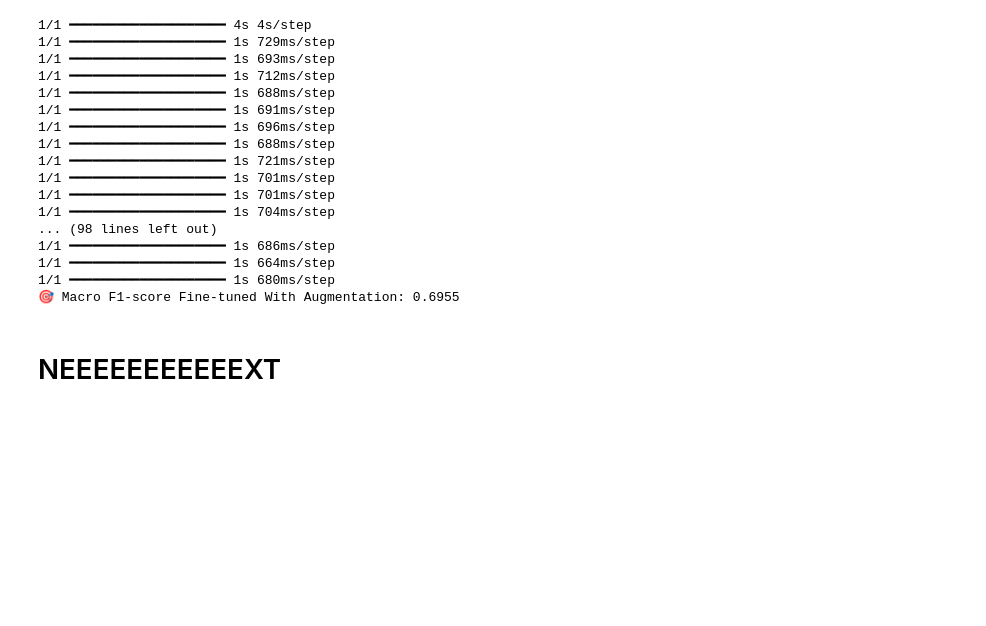
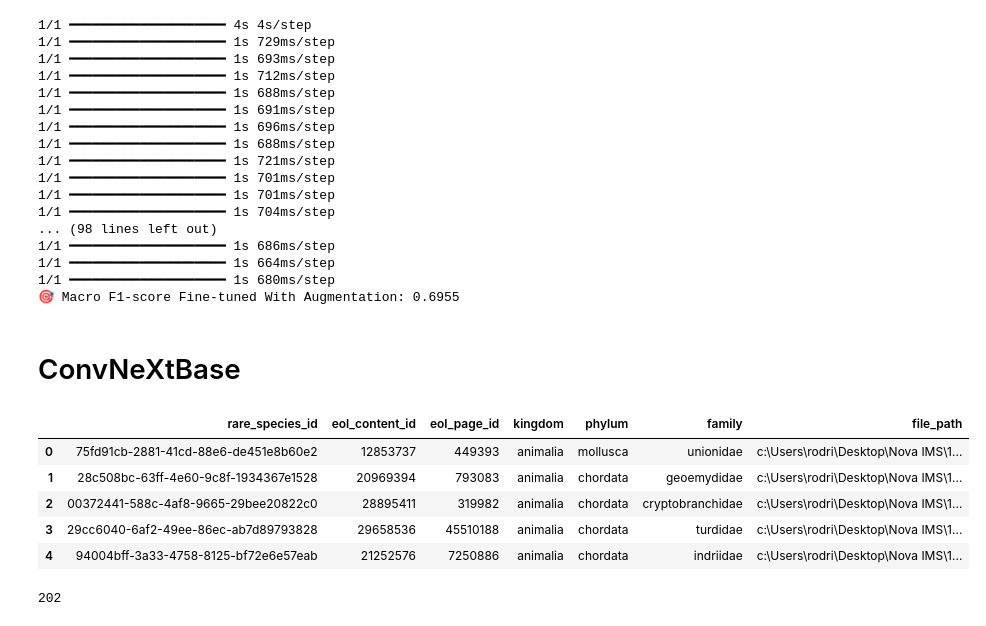
Before and after one commit to Pedro-P-Santos/DeepLearning_NovaIMS, a Jupyter notebook: finalnotebook.ipynb, the cells around one changed output. Drawn from its saved outputs; the diff is of its cells as text; code cells hidden in the pictures; blank space fills up the shorter version.

Commit message:
adicionei modelo

```diff
--- a/finalnotebook.ipynb
+++ b/finalnotebook.ipynb
@@ -964,4 +964,4 @@ f1_ft_aug = evaluate_f1_macro(finetuned_model_with_aug, test_densenet121, "Fine-
 1/1 ━━━━━━━━━━━━━━━━━━━━ 1s 680ms/step
 🎯 Macro F1-score Fine-tuned With Augmentation: 0.6955
 # %% [markdown]
-# NEEEEEEEEEEEXT
+# ConvNeXtBase
@@ -967,0 +977,25 @@ f1_ft_aug = evaluate_f1_macro(finetuned_model_with_aug, test_densenet121, "Fine-
+# %%
+import os
+import pandas as pd
+from sklearn.model_selection import train_test_split
+from sklearn.preprocessing import LabelEncoder
+
+base_dir = os.path.abspath(os.path.join("..", "..", "Project", "rare_species 1"))
+image_dir = base_dir  # as imagens estão na mesma pasta
+
+df = pd.read_csv(os.path.join(base_dir, "metadata.csv"))
+# %%
+df["file_path"] = df["file_path"].str.replace("\\", "/", regex=False)
+df["file_path"] = df["file_path"].apply(lambda x: os.path.join(image_dir, x))
+
+X = df["file_path"]
+y = df["family"]
+# %%
+df.head()
+# %% [output]
+|  | rare_species_id | eol_content_id | eol_page_id | kingdom | phylum | family | file_path |
+| 0 | 75fd91cb-2881-41cd-88e6-de451e8b60e2 | 12853737 | 449393 | animalia | mollusca | unionidae | c:\Users\rodri\Desktop\Nova IMS\1... |
+| 1 | 28c508bc-63ff-4e60-9c8f-1934367e1528 | 20969394 | 793083 | animalia | chordata | geoemydidae | c:\Users\rodri\Desktop\Nova IMS\1... |
+| 2 | 00372441-588c-4af8-9665-29bee20822c0 | 28895411 | 319982 | animalia | chordata | cryptobranchidae | c:\Users\rodri\Desktop\Nova IMS\1... |
+| 3 | 29cc6040-6af2-49ee-86ec-ab7d89793828 | 29658536 | 45510188 | animalia | chordata | turdidae | c:\Users\rodri\Desktop\Nova IMS\1... |
+| 4 | 94004bff-3a33-4758-8125-bf72e6e57eab | 21252576 | 7250886 | animalia | chordata | indriidae | c:\Users\rodri\Desktop\Nova IMS\1... |
@@ -967,0 +1015,5 @@ f1_ft_aug = evaluate_f1_macro(finetuned_model_with_aug, test_densenet121, "Fine-
+# %%
+n_classes = len(y.unique())
+n_classes
+# %% [output]
+202
```
Also changed, not shown: parts of 8 cells of this notebook.
